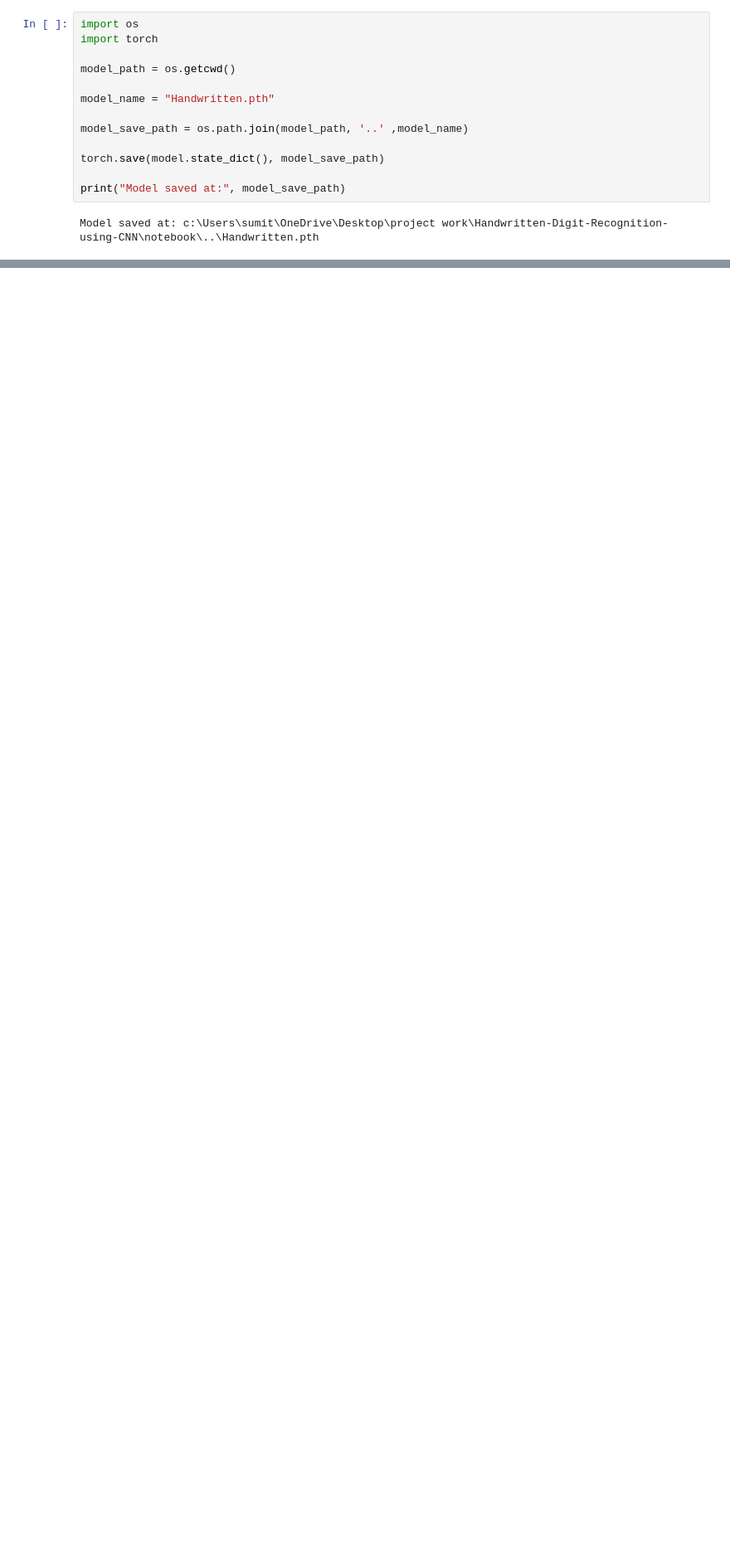
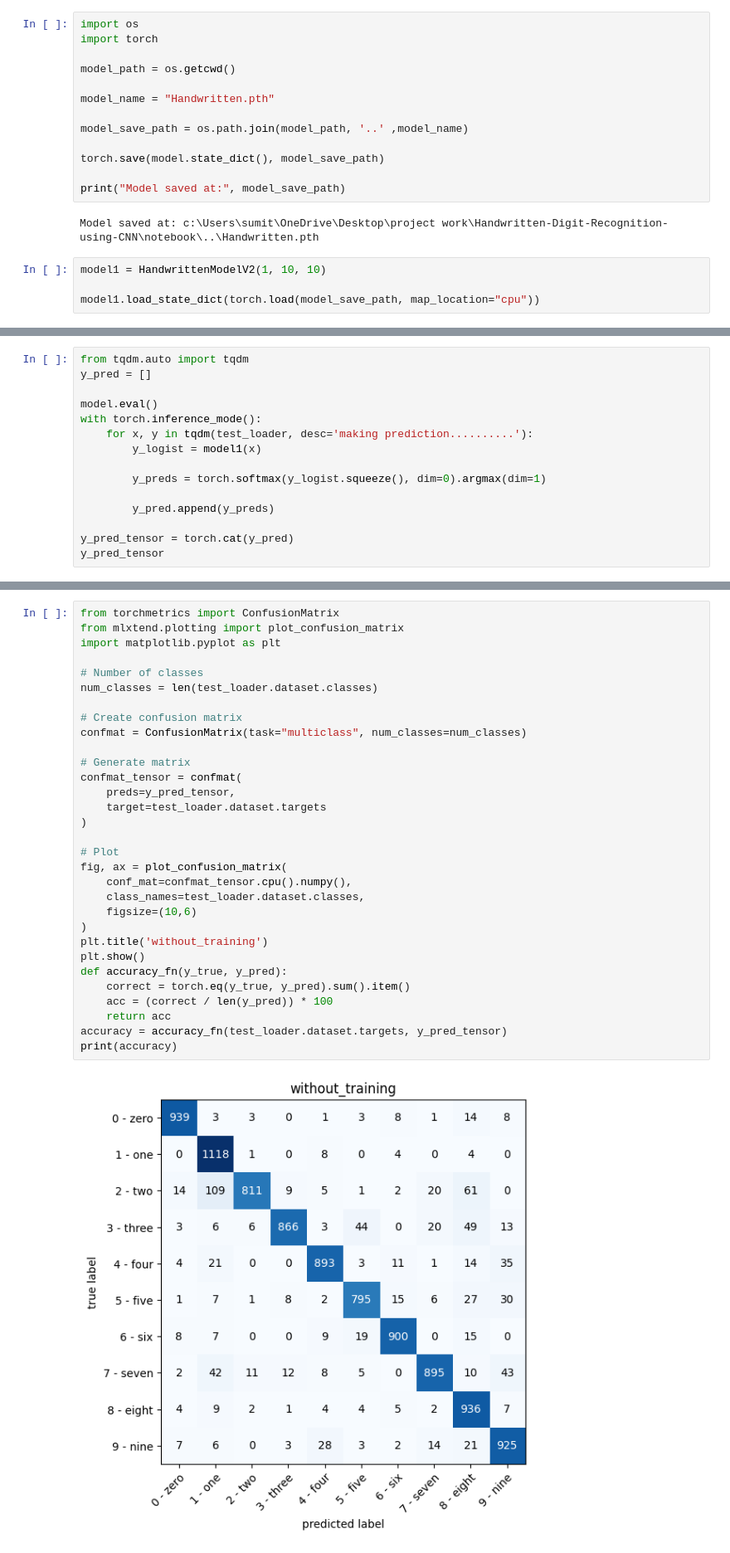
Before and after one commit to sumitkumar1233edeedad/Handwritten-Digit-Recognition-using-CNN, a Jupyter notebook: notebook/handwritten.ipynb, the cells around one changed output, grey strips where cells are left out. Shown at 83% size. Drawn from its saved outputs; the diff is of its cells as text; blank space fills up the shorter version.

```diff
--- a/notebook/handwritten.ipynb
+++ b/notebook/handwritten.ipynb
@@ -378,3 +383,7 @@ torch.save(model.state_dict(), model_save_path)
 print("Model saved at:", model_save_path)
 # %% [output]
 Model saved at: c:\Users\sumit\OneDrive\Desktop\project work\Handwritten-Digit-Recognition-using-CNN\notebook\..\Handwritten.pth
+# %%
+model1 = HandwrittenModelV2(1, 10, 10)
+
+model1.load_state_dict(torch.load(model_save_path, map_location="cpu"))
@@ -380,0 +392,15 @@ Model saved at: c:\Users\sumit\OneDrive\Desktop\project work\Handwritten-Digit-R
+# %%
+from tqdm.auto import tqdm
+y_pred = []
+
+model.eval()
+with torch.inference_mode():
+    for x, y in tqdm(test_loader, desc='making prediction..........'):
+        y_logist = model1(x)
+
+        y_preds = torch.softmax(y_logist.squeeze(), dim=0).argmax(dim=1)
+
+        y_pred.append(y_preds)
+
+y_pred_tensor = torch.cat(y_pred)
+y_pred_tensor
@@ -380,0 +409,33 @@ Model saved at: c:\Users\sumit\OneDrive\Desktop\project work\Handwritten-Digit-R
+# %%
+from torchmetrics import ConfusionMatrix
+from mlxtend.plotting import plot_confusion_matrix
+import matplotlib.pyplot as plt
+
+# Number of classes
+num_classes = len(test_loader.dataset.classes)
+
+# Create confusion matrix
+confmat = ConfusionMatrix(task="multiclass", num_classes=num_classes)
+
+# Generate matrix
+confmat_tensor = confmat(
+    preds=y_pred_tensor,
+    target=test_loader.dataset.targets
+)
+
+# Plot
+fig, ax = plot_confusion_matrix(
+    conf_mat=confmat_tensor.cpu().numpy(),
+    class_names=test_loader.dataset.classes,
+    figsize=(10,6)
+)
+plt.title('without_training')
+plt.show()
+def accuracy_fn(y_true, y_pred):
+    correct = torch.eq(y_true, y_pred).sum().item()
+    acc = (correct / len(y_pred)) * 100
+    return acc
+accuracy = accuracy_fn(test_loader.dataset.targets, y_pred_tensor)
+print(accuracy)
+# %% [output]
+[figure, added]
```
Also changed, not shown: parts of 10 cells of this notebook, 1 other file.
